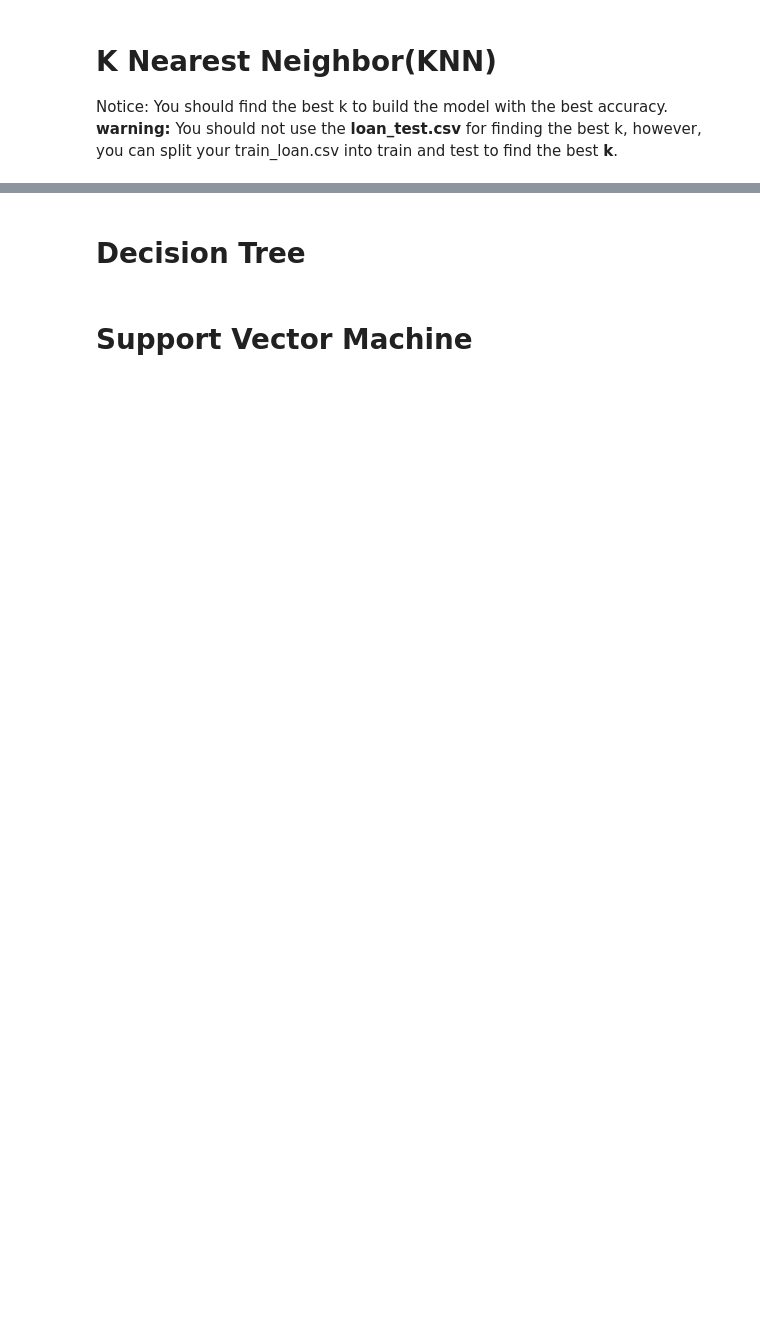
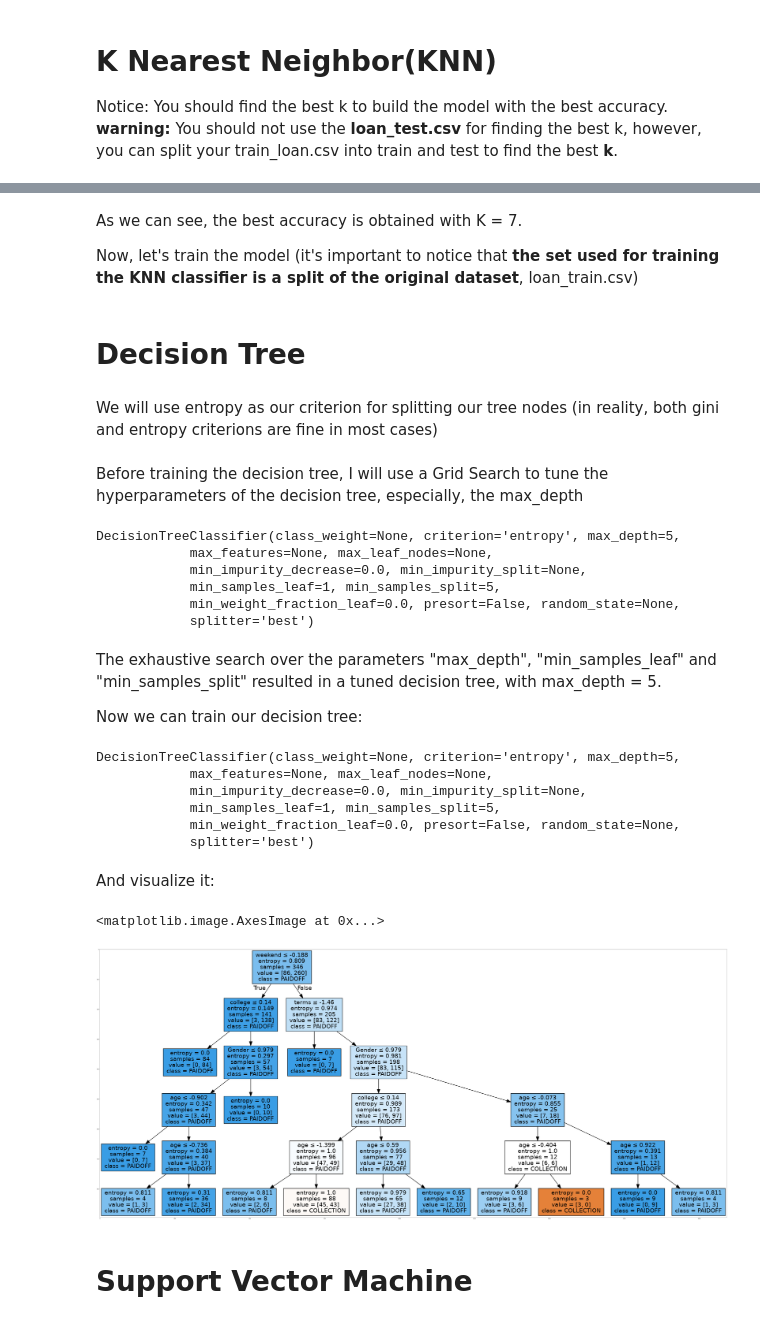
Before and after one commit to SRendonn/MachineLearningPython, a Jupyter notebook: LoanClassifier.ipynb, the cells around one changed output, grey strips where cells are left out. Drawn from its saved outputs; the diff is of its cells as text; code cells hidden in the pictures; blank space fills up the shorter version.

```diff
--- a/LoanClassifier.ipynb
+++ b/LoanClassifier.ipynb
@@ -286,0 +325,4 @@ Notice: You should find the best k to build the model with the best accuracy.
+# %% [markdown]
+As we can see, the best accuracy is obtained with K = 7.
+
+Now, let's train the model (it's important to notice that **the set used for training the KNN classifier is a split of the original dataset**, loan_train.csv)
@@ -287,2 +331,4 @@ Notice: You should find the best k to build the model with the best accuracy.
 # %% [markdown]
 # Decision Tree
+# %% [markdown]
+We will use entropy as our criterion for splitting our tree nodes (in reality, both gini and entropy criterions are fine in most cases)
@@ -289,2 +340,49 @@ Notice: You should find the best k to build the model with the best accuracy.
+# %% [markdown]
+Before training the decision tree, I will use a Grid Search to tune the hyperparameters of the decision tree, especially, the max_depth
+# %%
+clf = DecisionTreeClassifier(criterion='entropy')
+# I used 8 as the max range based on the number of feature variables (It says 9, but it is not inclusive)
+parameters = {'max_depth': list(range(1,9)), 'min_samples_leaf': list(range(1,9)), 'min_samples_split': list(range(2, 9))}
+scorer = make_scorer(accuracy_score)
+grid_obj = GridSearchCV(clf, parameters, scoring=scorer, cv = 3, iid = True)
+grid_fit = grid_obj.fit(X, y)
+dtreeClf = grid_fit.best_estimator_
+dtreeClf
+# %% [output]
+DecisionTreeClassifier(class_weight=None, criterion='entropy', max_depth=5,
+            max_features=None, max_leaf_nodes=None,
+            min_impurity_decrease=0.0, min_impurity_split=None,
+            min_samples_leaf=1, min_samples_split=5,
+            min_weight_fraction_leaf=0.0, presort=False, random_state=None,
+            splitter='best')
+# %% [markdown]
+The exhaustive search over the parameters "max_depth", "min_samples_leaf" and "min_samples_split" resulted in a tuned decision tree, with max_depth = 5.
+
+Now we can train our decision tree:
+# %%
+dtreeClf.fit(X, y)
+# %% [output]
+DecisionTreeClassifier(class_weight=None, criterion='entropy', max_depth=5,
+            max_features=None, max_leaf_nodes=None,
+            min_impurity_decrease=0.0, min_impurity_split=None,
+            min_samples_leaf=1, min_samples_split=5,
+            min_weight_fraction_leaf=0.0, presort=False, random_state=None,
+            splitter='best')
+# %% [markdown]
+And visualize it:
+# %%
+dot_data = StringIO()
+filename = "dtreeClf.png"
+featureNames = Feature.columns[0:8]
+targetNames = df['loan_status'].unique().tolist()
+out = export_graphviz(dtreeClf,feature_names=featureNames, out_file=dot_data, class_names= np.unique(y), filled=True, special_characters=True, rotate=False)
+graph = pydotplus.graph_from_dot_data(dot_data.getvalue())
+graph.write_png(filename)
+img = mpimg.imread(filename)
+plt.figure(figsize=(100, 200))
+plt.imshow(img,interpolation='nearest')
+# %% [output]
+<matplotlib.image.AxesImage at 0x...>
+[figure, added]
 # %% [markdown]
 # Support Vector Machine
```
Also changed, not shown: parts of 31 cells of this notebook.
